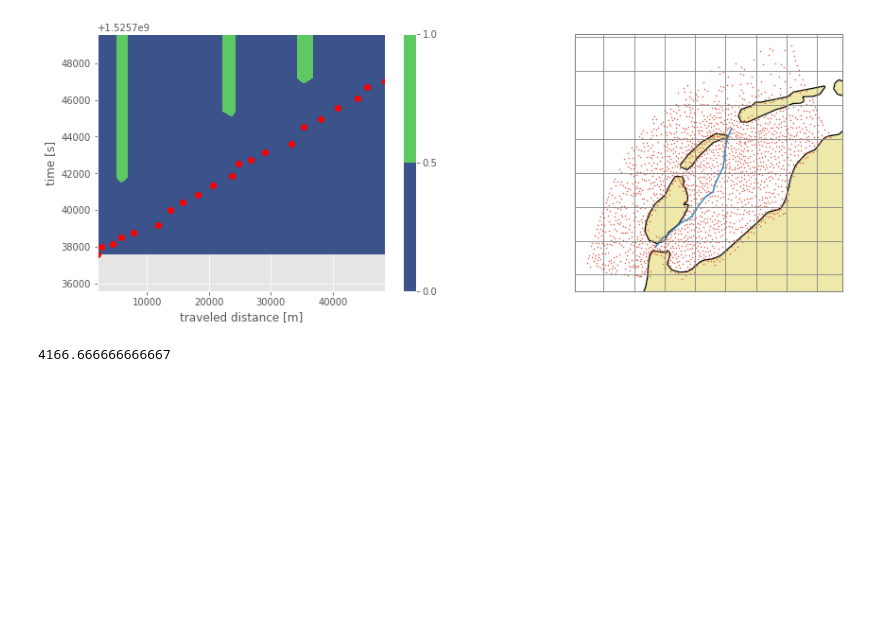
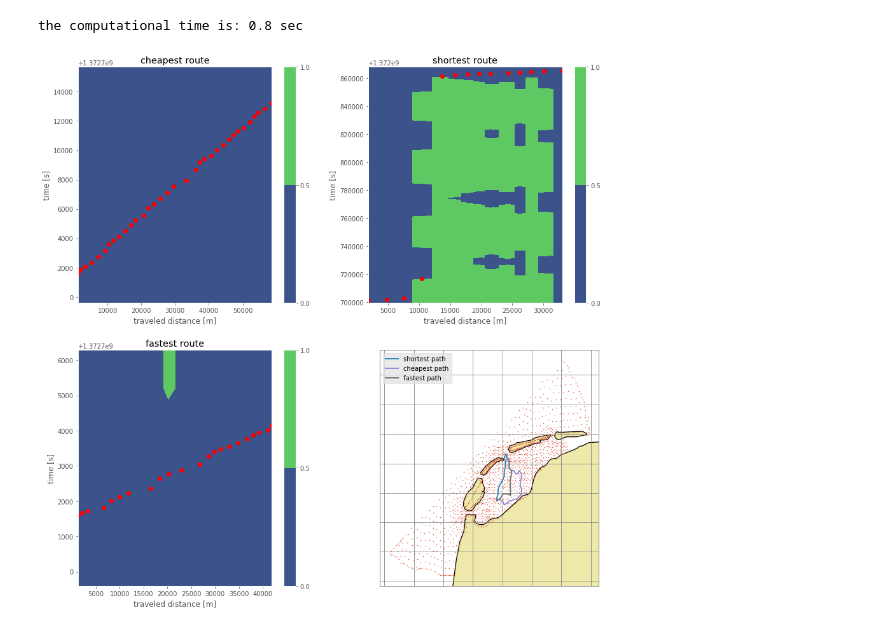
Before and after one commit to TUDelft-CITG/halem, a Jupyter notebook: Notebooks/02_Optimize_from_roadmap.ipynb, the cells around one changed output. Saved outputs shown, nothing was run; the diff lists cells and outputs as text; code cells hidden in the pictures; blank space fills up the shorter version.

```diff
--- a/Notebooks/02_Optimize_from_roadmap.ipynb
+++ b/Notebooks/02_Optimize_from_roadmap.ipynb
@@ -55,6 +58,8 @@ with open(name_textfile_load, 'rb') as input:
 # %%
-t0 = '08/05/2018 02:00:00'
-start = (52.977946, 4.758042)
+## mooiste plaatje ooit
+
+t0 = '01/07/2013 16:00:00'
+start = (52.979669, 4.755589)
 stop = (53.331927, 5.125379)
 
 vmax = 5
@@ -61,8 +76,12 @@ vmax = 5
 # %%
+start_time = time.time()
+
+
 vvmax = Roadmap.vship[:,-1]
 
 vv= np.abs(vvmax - vmax)
 arg_vship = int(np.argwhere(vv == vv.min())[0])
+
 class graph_functions_time:
     function_type = "time optimalisation"
     weights = Roadmap.weight_time[arg_vship].weights
@@ -70,14 +89,40 @@ class graph_functions_time:
     vship = Roadmap.vship[arg_vship]
     graph = Roadmap.graphs[arg_vship]
 
-route = Calc_path.Has_route(start, stop, Roadmap, t0, graph_functions_time)
+class graph_functions_cost:
+    function_type = "time optimalisation"
+    weights = Roadmap.weight_cost[arg_vship].weights
+    time = Roadmap.weight_time[arg_vship].weights
+    vship = Roadmap.vship[arg_vship]
+    graph = Roadmap.graphs[arg_vship]
+
+class graph_functions_space:
+    function_type = "time optimalisation"
+    weights = Roadmap.weight_space[arg_vship].weights
+    time = Roadmap.weight_time[arg_vship].weights
+    vship = Roadmap.vship[arg_vship]
+    graph = Roadmap.graphs[arg_vship]
+
+route = Calc_path.Has_route(start, stop, Roadmap, t0, graph_functions_cost)
+route_time = Calc_path.Has_route(start, stop, Roadmap, t0, graph_functions_time)
+route_space = Calc_path.Has_route(start, stop, Roadmap, t0, graph_functions_space)
+
+path2 = np.array(route_space.route[:,0], dtype=int)
+path_s = np.zeros((len(route_space.route[:,0]),2))
+path_s[:,0] = Roadmap.nodes[path2][:,1]
+path_s[:,1] = Roadmap.nodes[path2][:,0]
+
+path2 = np.array(route_time.route[:,0], dtype=int)
+path_t = np.zeros((len(route_time.route[:,0]),2))
+path_t[:,0] = Roadmap.nodes[path2][:,1]
+path_t[:,1] = Roadmap.nodes[path2][:,0]
 
 path2 = np.array(route.route[:,0], dtype=int)
 path = np.zeros((len(route.route[:,0]),2))
 path[:,0] = Roadmap.nodes[path2][:,1]
 path[:,1] = Roadmap.nodes[path2][:,0]
 
-time = route.route[:,1]
+tim = route.route[:,1]
 
 dist = []
 D = 0
@@ -85,23 +130,40 @@ for i in range(route.route[:,0].shape[0] -1 ):
         D =D + Mesh_maker.haversine((route.y_route[i], route.x_route[i]), (route.y_route[i +1], route.x_route[i+1]))
         dist.append(D)
 dist = np.array(dist)
+
+stop_time = time.time()
+computation_time = stop_time - start_time
+print("the computational time is:", round(computation_time,2), "sec")
+# %% [output]
+the computational time is: 0.8 sec
 # %%
-fig = plt.figure(figsize=(15, 5))
-ax = plt.subplot(1,2,1)
+fig = plt.figure(figsize=(15, 15))
+ax = plt.subplot(2,2,1)
+RODFF.plot_timeseries(route,Roadmap)
+plt.title('cheapest route')
 
-RODFF.plot_timeseries(route,Roadmap)
+ax = plt.subplot(2,2,2)
+RODFF.plot_timeseries(route_space,Roadmap)
+plt.title('shortest route')
 
-ax = plt.subplot(1,2,2, projection=ccrs.Mercator())
+
+ax = plt.subplot(2,2,3)
+RODFF.plot_timeseries(route_time,Roadmap)
+plt.title('fastest route')
+
+ax = plt.subplot(2,2,4, projection=ccrs.Mercator())
 ax.coastlines(resolution='10m', color='black', linewidth=3)
 ax.gridlines(color = 'grey', zorder = 3)
 ax.add_feature(cfeature.NaturalEarthFeature('physical', 'land', '10m', edgecolor='face', facecolor='palegoldenrod'))
 plt.plot(Roadmap.nodes[:,1],Roadmap.nodes[:,0],'.', markersize = 1, transform=ccrs.PlateCarree())
-plt.plot(path[:,0], path[:,1], transform=ccrs.PlateCarree())
+plt.plot(path_s[:,0], path_s[:,1], transform=ccrs.PlateCarree(), label = 'shortest path', linewidth = 2)
+plt.plot(path[:,0], path[:,1], transform=ccrs.PlateCarree(), label =  'cheapest path', linewidth = 2)
+plt.plot(path_t[:,0], path_t[:,1], transform=ccrs.PlateCarree(), label =  'fastest path', linewidth = 2)
+
+#ax.set_extent([min(path_s[:,0])-0.1,max(path_s[:,0])+0.1,min(path_s[:,1])-0.1,max(path_s[:,1])+0.1], ccrs.PlateCarree())
+
+plt.legend(loc = 'best')
 
 plt.show()
 # %% [output]
-[figure, old version]
+[figure, new version]
-# %%
-700_000/7/24
-# %% [output]
-4166.666666666667
```
Also changed, not shown: parts of 7 cells of this notebook, 5 other files.
